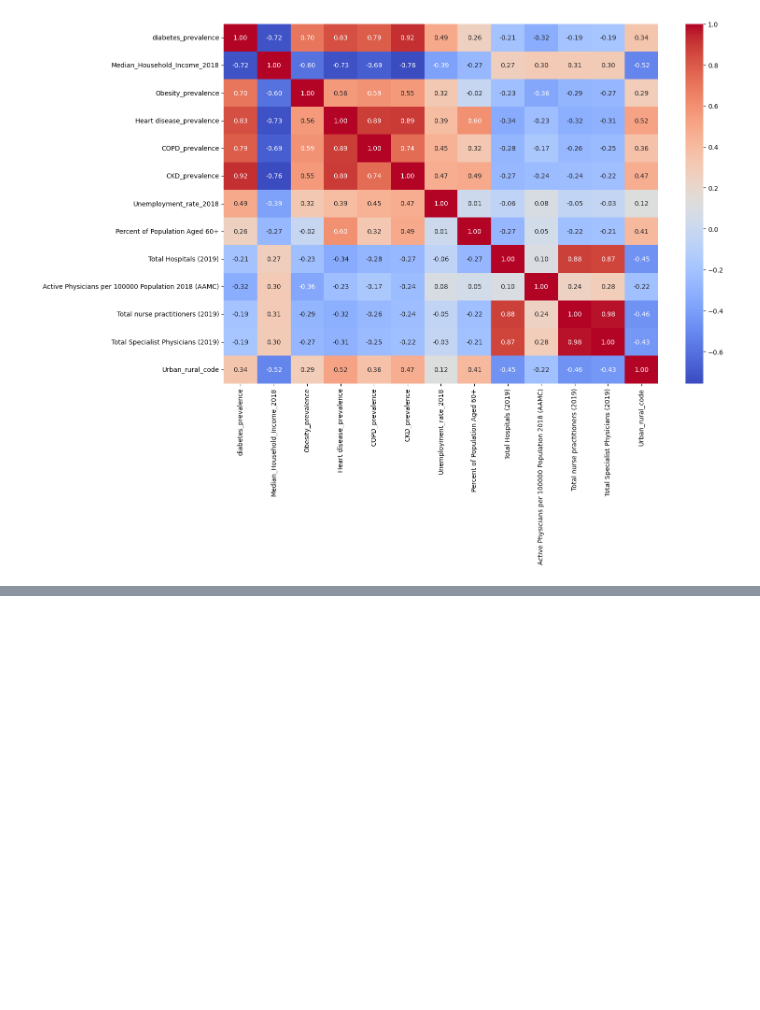
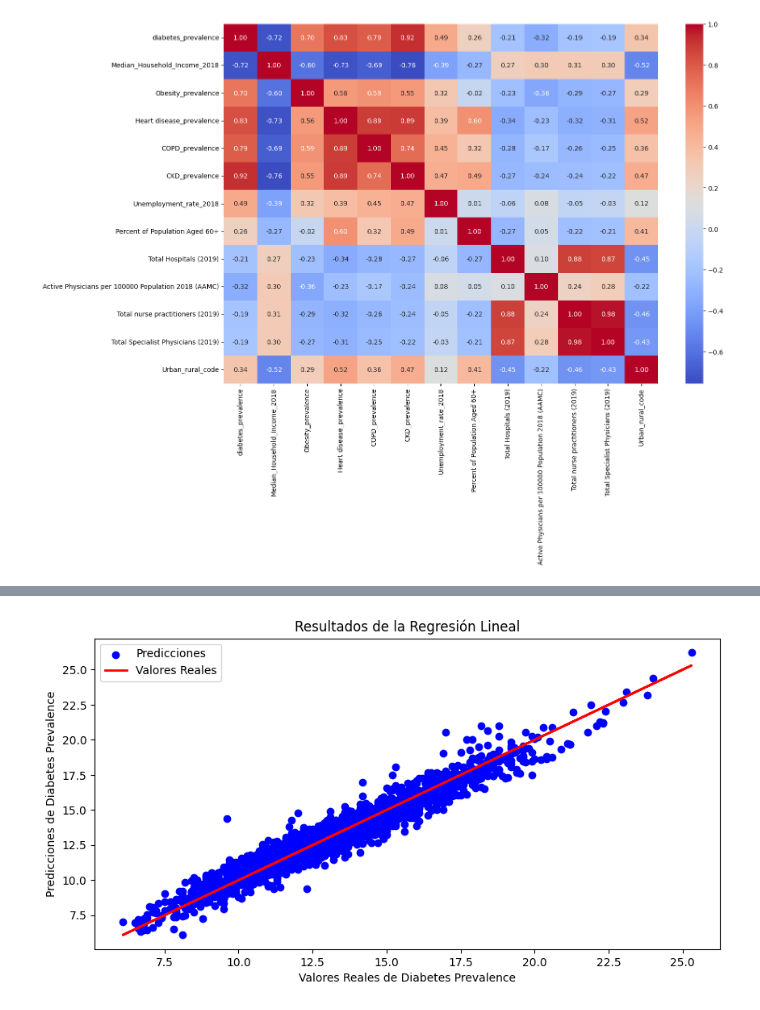
Before and after one commit to Estefaniagz/reg_lineal_regularizado, a Jupyter notebook: src/explore.ipynb, the cells around one changed output, grey strips where cells are left out. Drawn from its saved outputs; the diff is of its cells as text; code cells hidden in the pictures; blank space fills up the shorter version.

```diff
--- a/src/explore.ipynb
+++ b/src/explore.ipynb
@@ -142,0 +352,12 @@ plt.show()
+# %%
+#resultados de la regresion lineal
+plt.figure(figsize=(10, 5))
+plt.scatter(y_test, y_pred_lineal, color='blue', label='Predicciones')
+plt.plot(y_test, y_test, color='red', linewidth=2, label='Valores Reales')
+plt.xlabel('Valores Reales de Diabetes Prevalence')
+plt.ylabel('Predicciones de Diabetes Prevalence')
+plt.title('Resultados de la Regresión Lineal')
+plt.legend()
+plt.show()
+# %% [output]
+[figure, added]
```
Also changed, not shown: parts of 22 cells of this notebook.
